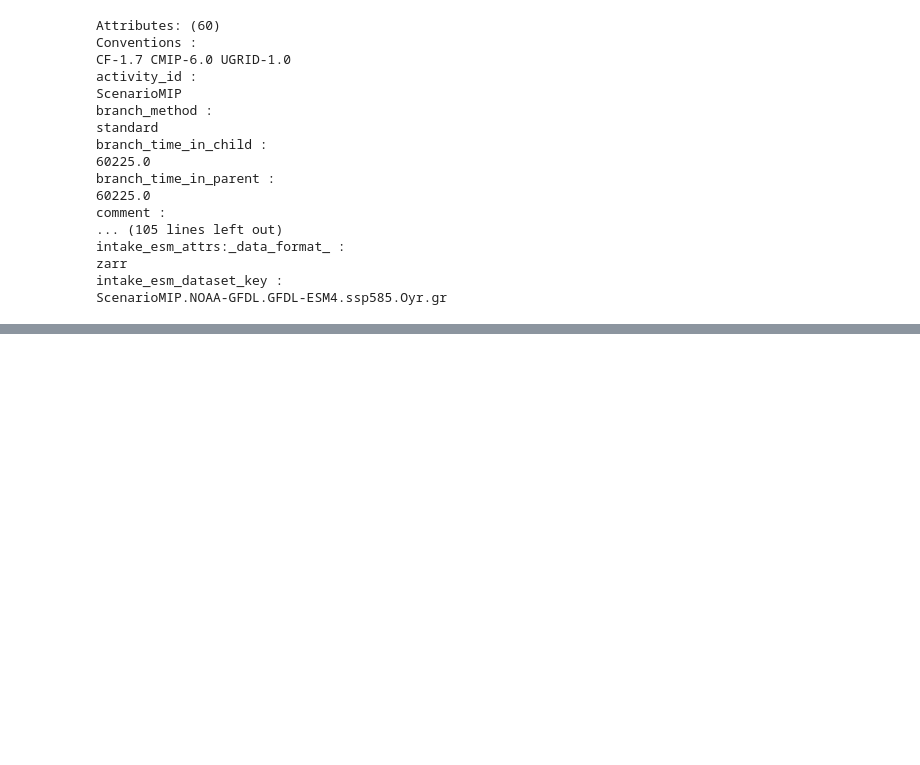
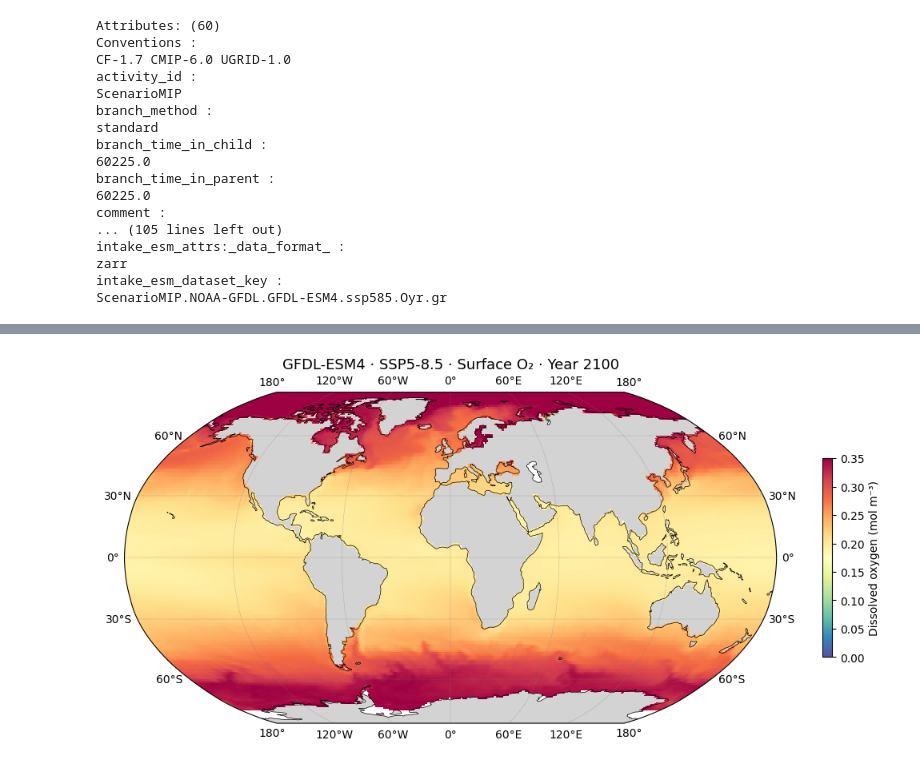
Before and after one commit to nikolaoskokkos/desirmed_summerschool, a Jupyter notebook: explore_cmip6_ssp585_intake_ESM.ipynb, the cells around one changed output, grey strips where cells are left out. Saved outputs shown, nothing was run; the diff lists cells and outputs as text; code cells hidden in the pictures; blank space fills up the shorter version.

```diff
--- a/explore_cmip6_ssp585_intake_ESM.ipynb
+++ b/explore_cmip6_ssp585_intake_ESM.ipynb
@@ -183,0 +297,33 @@ med.hvplot.image(
+# %%
+# Bring the surface slice into memory (.compute()) — only 180×360 floats
+surface_o2_global = (
+    ds["o2"]
+    .isel(member_id=0, dcpp_init_year=0, time=-1, lev=0)
+    .assign_coords(lon=(ds["o2"].lon + 180) % 360 - 180)
+    .sortby("lon")
+    .compute()
+)
+
+fig, ax = plt.subplots(
+    figsize=(12, 5),
+    subplot_kw={"projection": ccrs.Robinson()},
+)
+ax.add_feature(cfeature.LAND, facecolor="lightgray", zorder=1)
+ax.add_feature(cfeature.COASTLINE, linewidth=0.5, zorder=2)
+ax.gridlines(draw_labels=True, linewidth=0.3, color="gray", alpha=0.5)
+
+img = ax.pcolormesh(
+    surface_o2_global.lon,
+    surface_o2_global.lat,
+    surface_o2_global,
+    transform=ccrs.PlateCarree(),
+    cmap="Spectral_r",
+    vmin=0,
+    vmax=0.35,
+)
+plt.colorbar(img, ax=ax, label="Dissolved oxygen (mol m⁻³)", shrink=0.6, pad=0.05)
+ax.set_title("GFDL-ESM4 · SSP5-8.5 · Surface O₂ · Year 2100", fontsize=13)
+plt.tight_layout()
+plt.show()
+# %% [output]
+[figure, added]
```
Also changed, not shown: parts of 22 cells of this notebook, 2 other files.
